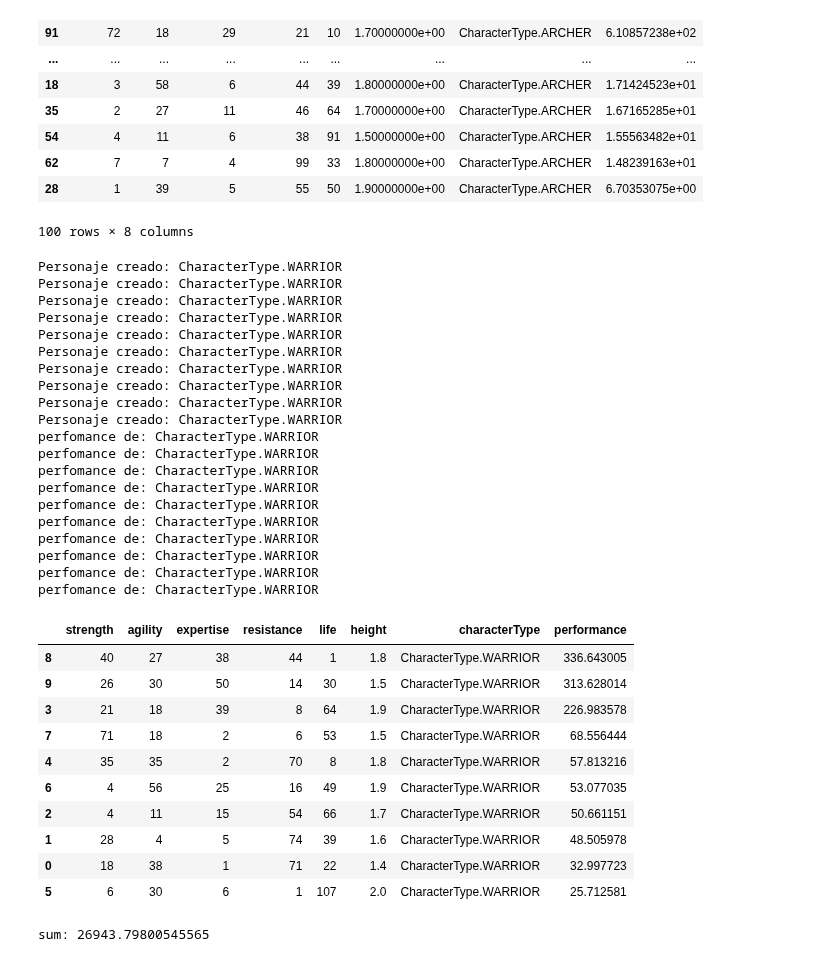
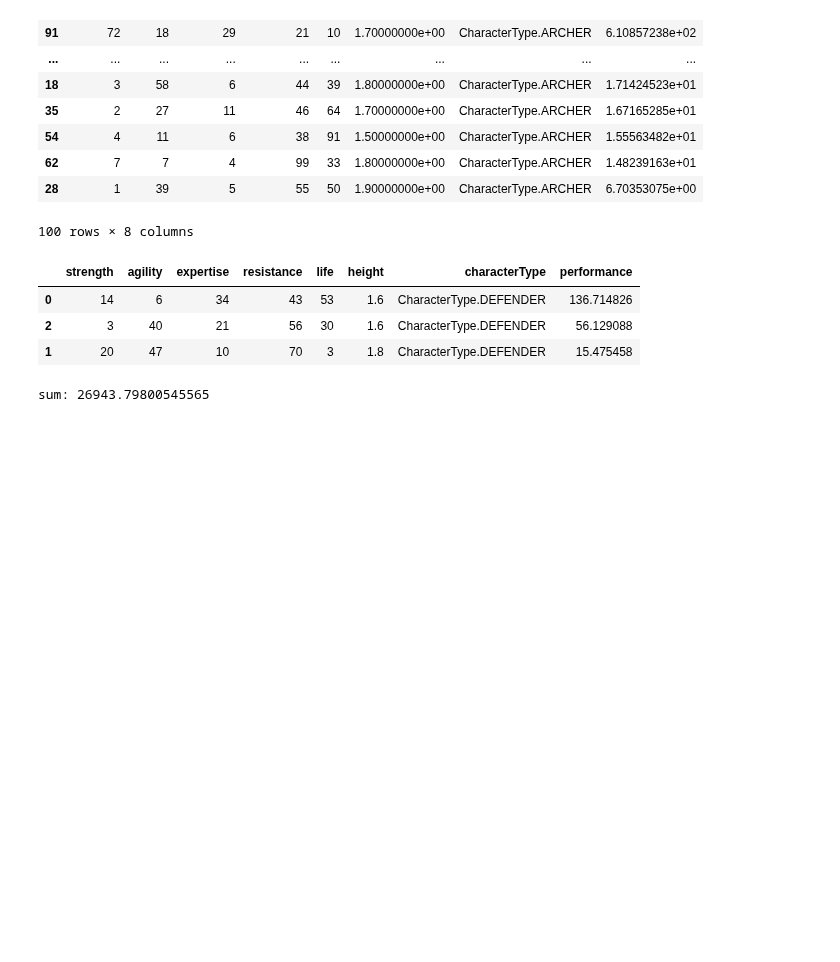
Before and after one commit to marianopm/sia-tp2, a Jupyter notebook: src/test.ipynb, the cells around one changed output. Cells and saved outputs as stored; diff of their text form; code cells hidden in the pictures; blank space fills up the shorter version.

```diff
--- a/src/test.ipynb
+++ b/src/test.ipynb
@@ -55,42 +55,15 @@ arquero
 # %%
 from population import generate_init_population
 from character import CharacterType
 
-tipo1 = CharacterType.WARRIOR
-generation_0 = generate_init_population(10,150,tipo1)
+tipo1 = CharacterType.DEFENDER
+generation_0 = generate_init_population(3,150,tipo1)
 generation_0
 # %% [output]
-Personaje creado: CharacterType.WARRIOR
-Personaje creado: CharacterType.WARRIOR
-Personaje creado: CharacterType.WARRIOR
-Personaje creado: CharacterType.WARRIOR
-Personaje creado: CharacterType.WARRIOR
-Personaje creado: CharacterType.WARRIOR
-Personaje creado: CharacterType.WARRIOR
-Personaje creado: CharacterType.WARRIOR
-Personaje creado: CharacterType.WARRIOR
-Personaje creado: CharacterType.WARRIOR
-perfomance de: CharacterType.WARRIOR
-perfomance de: CharacterType.WARRIOR
-perfomance de: CharacterType.WARRIOR
-perfomance de: CharacterType.WARRIOR
-perfomance de: CharacterType.WARRIOR
-perfomance de: CharacterType.WARRIOR
-perfomance de: CharacterType.WARRIOR
-perfomance de: CharacterType.WARRIOR
-perfomance de: CharacterType.WARRIOR
-perfomance de: CharacterType.WARRIOR
 |  | strength | agility | expertise | resistance | life | height | characterType | performance |
-| 8 | 40 | 27 | 38 | 44 | 1 | 1.8 | CharacterType.WARRIOR | 336.643005 |
-| 9 | 26 | 30 | 50 | 14 | 30 | 1.5 | CharacterType.WARRIOR | 313.628014 |
-| 3 | 21 | 18 | 39 | 8 | 64 | 1.9 | CharacterType.WARRIOR | 226.983578 |
-| 7 | 71 | 18 | 2 | 6 | 53 | 1.5 | CharacterType.WARRIOR | 68.556444 |
-| 4 | 35 | 35 | 2 | 70 | 8 | 1.8 | CharacterType.WARRIOR | 57.813216 |
-| 6 | 4 | 56 | 25 | 16 | 49 | 1.9 | CharacterType.WARRIOR | 53.077035 |
-| 2 | 4 | 11 | 15 | 54 | 66 | 1.7 | CharacterType.WARRIOR | 50.661151 |
-| 1 | 28 | 4 | 5 | 74 | 39 | 1.6 | CharacterType.WARRIOR | 48.505978 |
-| 0 | 18 | 38 | 1 | 71 | 22 | 1.4 | CharacterType.WARRIOR | 32.997723 |
-| 5 | 6 | 30 | 6 | 1 | 107 | 2.0 | CharacterType.WARRIOR | 25.712581 |
+| 0 | 14 | 6 | 34 | 43 | 53 | 1.6 | CharacterType.DEFENDER | 136.714826 |
+| 2 | 3 | 40 | 21 | 56 | 30 | 1.6 | CharacterType.DEFENDER | 56.129088 |
+| 1 | 20 | 47 | 10 | 70 | 3 | 1.8 | CharacterType.DEFENDER | 15.475458 |
 # %%
 #Añado las columnas de desempeño relativo y acumulado
 from selection import add_relative_accumulate
```
Also changed, not shown: 3 other files.
